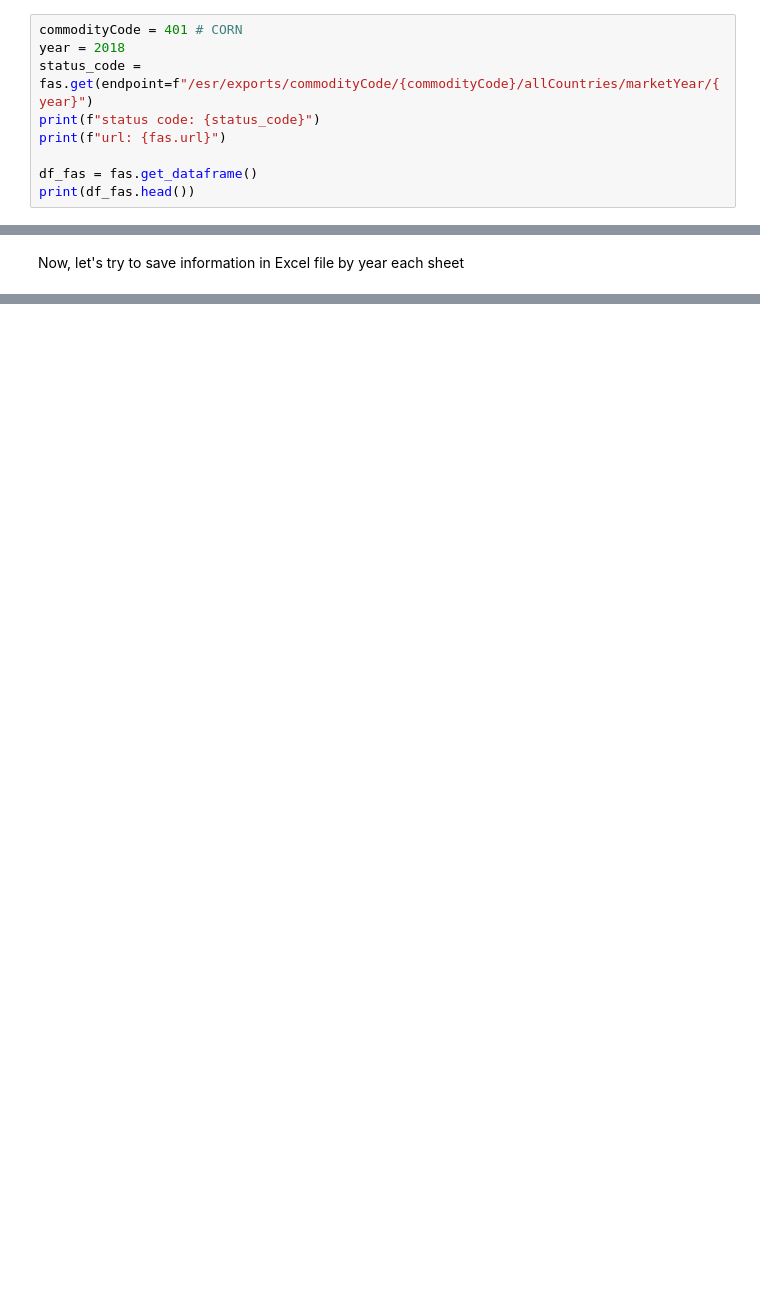
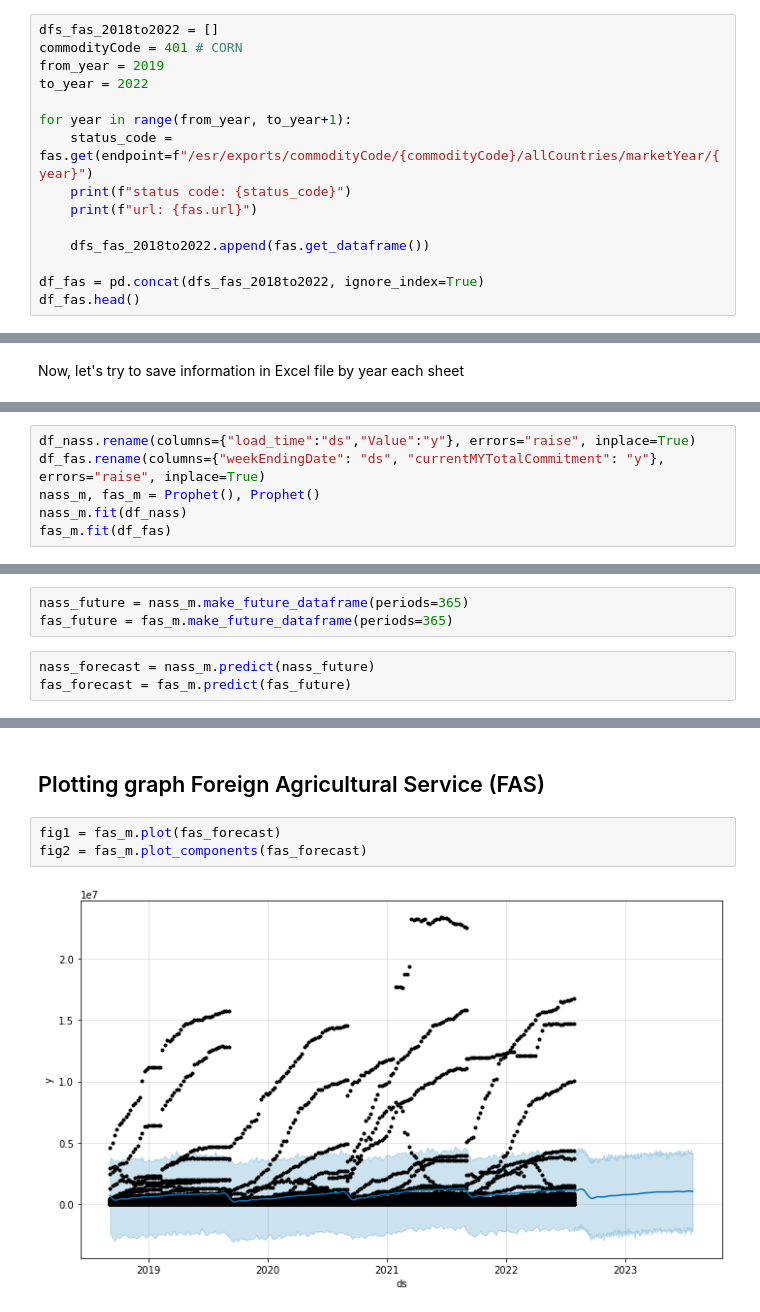
Before and after one commit to akkagazizov/usda-package, a Jupyter notebook: example.ipynb, the cells around one changed output, grey strips where cells are left out. Cells and saved outputs as stored; diff of their text form; blank space fills up the shorter version.

```diff
--- a/example.ipynb
+++ b/example.ipynb
@@ -104,14 +105,20 @@ from src.usda.api.utils.merge_and_savefile import merge_and_savefile
 # %% [markdown]
 Now, let's try to send GET HTTP request with passing parameters to the Foreign Agricultural Service server
 # %%
+dfs_fas_2018to2022 = []
 commodityCode = 401 # CORN
-year = 2018
-status_code = fas.get(endpoint=f"/esr/exports/commodityCode/{commodityCode}/allCountries/marketYear/{year}")
-print(f"status code: {status_code}")
-print(f"url: {fas.url}")
+from_year = 2019
+to_year = 2022
 
-df_fas = fas.get_dataframe()
-print(df_fas.head())
+for year in range(from_year, to_year+1):
+    status_code = fas.get(endpoint=f"/esr/exports/commodityCode/{commodityCode}/allCountries/marketYear/{year}")
+    print(f"status code: {status_code}")
+    print(f"url: {fas.url}")
+
+    dfs_fas_2018to2022.append(fas.get_dataframe())
+
+df_fas = pd.concat(dfs_fas_2018to2022, ignore_index=True)
+df_fas.head()
 # %% [output]
 status code: 200
 url: https://apps.fas.usda.gov/OpenData/api
@@ -139,0 +152,6 @@ merge_and_savefile(PATH_TO_SAVE_DATA, dfs={"nass": df_nass[df_nass["year"] == 20
+# %%
+df_nass.rename(columns={"load_time":"ds","Value":"y"}, errors="raise", inplace=True)
+df_fas.rename(columns={"weekEndingDate": "ds", "currentMYTotalCommitment": "y"}, errors="raise", inplace=True)
+nass_m, fas_m = Prophet(), Prophet()
+nass_m.fit(df_nass)
+fas_m.fit(df_fas)
@@ -139,0 +164,6 @@ merge_and_savefile(PATH_TO_SAVE_DATA, dfs={"nass": df_nass[df_nass["year"] == 20
+# %%
+nass_future = nass_m.make_future_dataframe(periods=365)
+fas_future = fas_m.make_future_dataframe(periods=365)
+# %%
+nass_forecast = nass_m.predict(nass_future)
+fas_forecast = fas_m.predict(fas_future)
@@ -139,0 +178,7 @@ merge_and_savefile(PATH_TO_SAVE_DATA, dfs={"nass": df_nass[df_nass["year"] == 20
+# %% [markdown]
+## Plotting graph Foreign Agricultural Service (FAS)
+# %%
+fig1 = fas_m.plot(fas_forecast)
+fig2 = fas_m.plot_components(fas_forecast)
+# %% [output]
+[figure, added]
```
Also changed, not shown: parts of 12 cells of this notebook.
